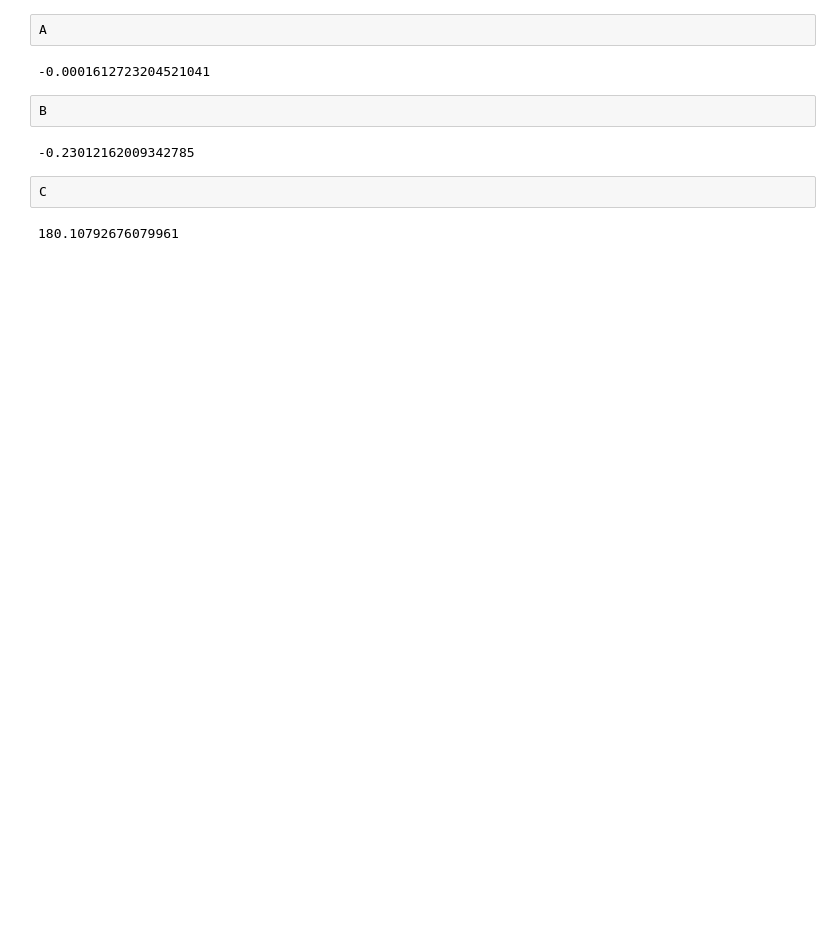
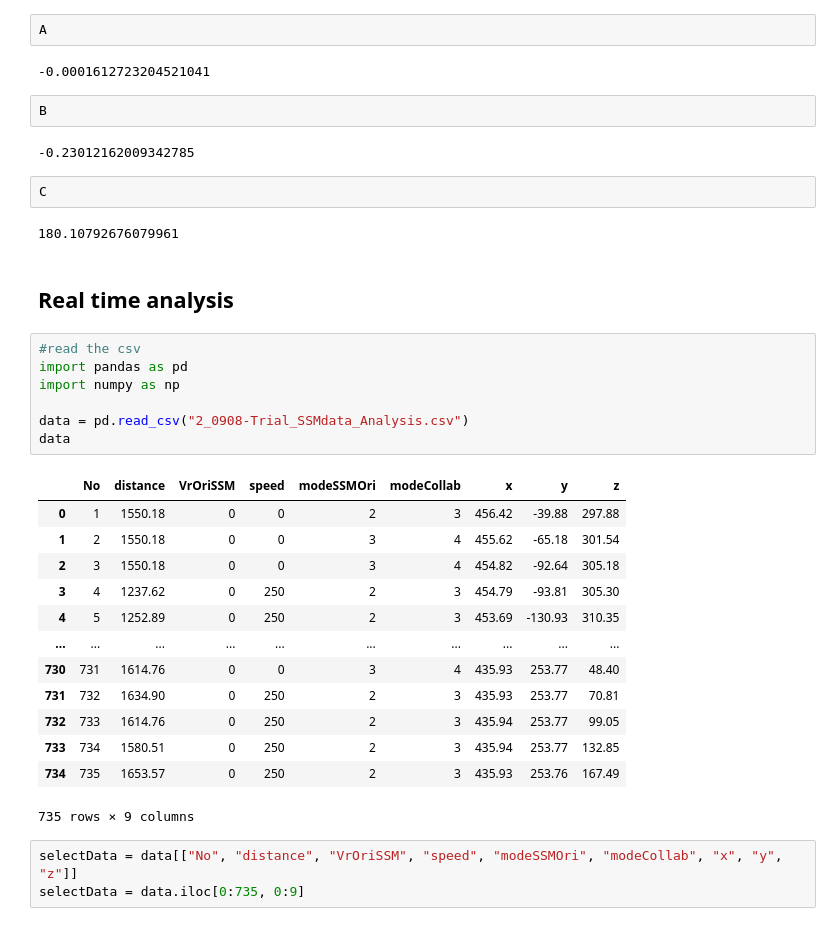
Before and after one commit to wendycahya/Data-Analysis-Documentation, a Jupyter notebook: Data Visualization Python/Matplotlib/1-basic-plotting.ipynb, the cells around one changed output. Drawn from its saved outputs; the diff is of its cells as text; blank space fills up the shorter version.

```diff
--- a/Data Visualization Python/Matplotlib/1-basic-plotting.ipynb
+++ b/Data Visualization Python/Matplotlib/1-basic-plotting.ipynb
@@ -153,3 +153,29 @@ B
 C
 # %% [output]
 180.10792676079961
+# %% [markdown]
+## Real time analysis
+# %%
+#read the csv
+import pandas as pd
+import numpy as np
+
+data = pd.read_csv("2_0908-Trial_SSMdata_Analysis.csv")
+data
+# %% [output]
+|  | No | distance | VrOriSSM | speed | modeSSMOri | modeCollab | x | y | z |
+| 0 | 1 | 1550.18 | 0 | 0 | 2 | 3 | 456.42 | -39.88 | 297.88 |
+| 1 | 2 | 1550.18 | 0 | 0 | 3 | 4 | 455.62 | -65.18 | 301.54 |
+| 2 | 3 | 1550.18 | 0 | 0 | 3 | 4 | 454.82 | -92.64 | 305.18 |
+| 3 | 4 | 1237.62 | 0 | 250 | 2 | 3 | 454.79 | -93.81 | 305.30 |
+| 4 | 5 | 1252.89 | 0 | 250 | 2 | 3 | 453.69 | -130.93 | 310.35 |
+| ... | ... | ... | ... | ... | ... | ... | ... | ... | ... |
+| 730 | 731 | 1614.76 | 0 | 0 | 3 | 4 | 435.93 | 253.77 | 48.40 |
+| 731 | 732 | 1634.90 | 0 | 250 | 2 | 3 | 435.93 | 253.77 | 70.81 |
+| 732 | 733 | 1614.76 | 0 | 250 | 2 | 3 | 435.94 | 253.77 | 99.05 |
+| 733 | 734 | 1580.51 | 0 | 250 | 2 | 3 | 435.94 | 253.77 | 132.85 |
+| 734 | 735 | 1653.57 | 0 | 250 | 2 | 3 | 435.93 | 253.76 | 167.49 |
+735 rows × 9 columns
+# %%
+selectData = data[["No", "distance", "VrOriSSM", "speed", "modeSSMOri", "modeCollab", "x", "y", "z"]]
+selectData = data.iloc[0:735, 0:9]
```
Also changed, not shown: parts of 3 cells of this notebook, 10 other files.
